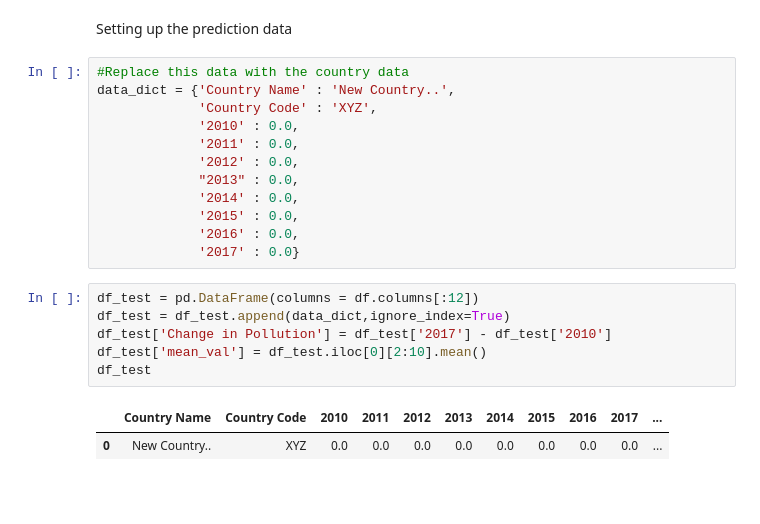
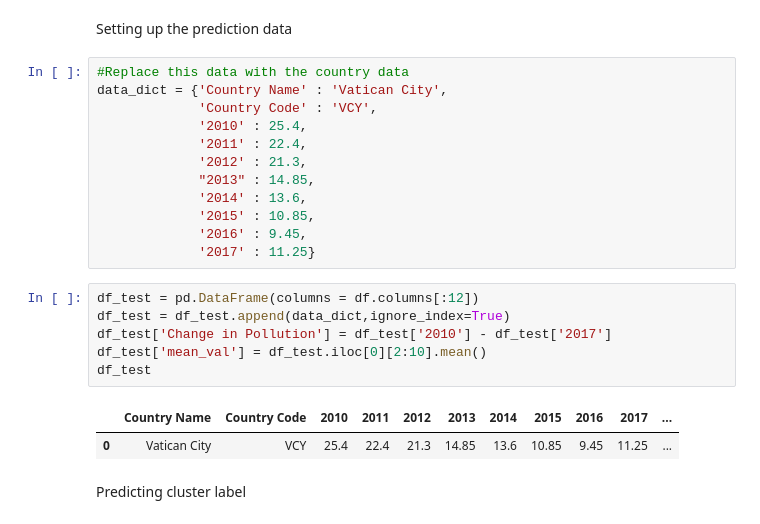
Before and after one commit to Wealthy-Waste/Global-Air-Pollution-2010-2017, a Jupyter notebook: Global Air Pollution from 2010-2017.ipynb, the cells around one changed output. Drawn from its saved outputs; the diff is of its cells as text; blank space fills up the shorter version.

Commit message:
Global Air pollution
Corrected some typos in the notebook.
Added the report draft and asset pics.

```diff
--- a/Global Air Pollution from 2010-2017.ipynb
+++ b/Global Air Pollution from 2010-2017.ipynb
@@ -357,22 +356,24 @@ The model has been fit with the test data. For a country not present in the data
 Setting up the prediction data
 # %%
 #Replace this data with the country data
-data_dict = {'Country Name' : 'New Country..',
-             'Country Code' : 'XYZ',
-             '2010' : 0.0,
-             '2011' : 0.0,
-             '2012' : 0.0,
-             "2013" : 0.0,
-             '2014' : 0.0,
-             '2015' : 0.0,
-             '2016' : 0.0,
-             '2017' : 0.0}
+data_dict = {'Country Name' : 'Vatican City',
+             'Country Code' : 'VCY',
+             '2010' : 25.4,
+             '2011' : 22.4,
+             '2012' : 21.3,
+             "2013" : 14.85,
+             '2014' : 13.6,
+             '2015' : 10.85,
+             '2016' : 9.45,
+             '2017' : 11.25}
 # %%
 df_test = pd.DataFrame(columns = df.columns[:12])
 df_test = df_test.append(data_dict,ignore_index=True)
-df_test['Change in Pollution'] = df_test['2017'] - df_test['2010']
+df_test['Change in Pollution'] = df_test['2010'] - df_test['2017']
 df_test['mean_val'] = df_test.iloc[0][2:10].mean()
 df_test
 # %% [output]
 |  | Country Name | Country Code | 2010 | 2011 | 2012 | 2013 | 2014 | 2015 | 2016 | 2017 | ... |
-| 0 | New Country.. | XYZ | 0.0 | 0.0 | 0.0 | 0.0 | 0.0 | 0.0 | 0.0 | 0.0 | ... |
+| 0 | Vatican City | VCY | 25.4 | 22.4 | 21.3 | 14.85 | 13.6 | 10.85 | 9.45 | 11.25 | ... |
+# %% [markdown]
+Predicting cluster label
```
Also changed, not shown: parts of 11 cells of this notebook, 5 other files.
